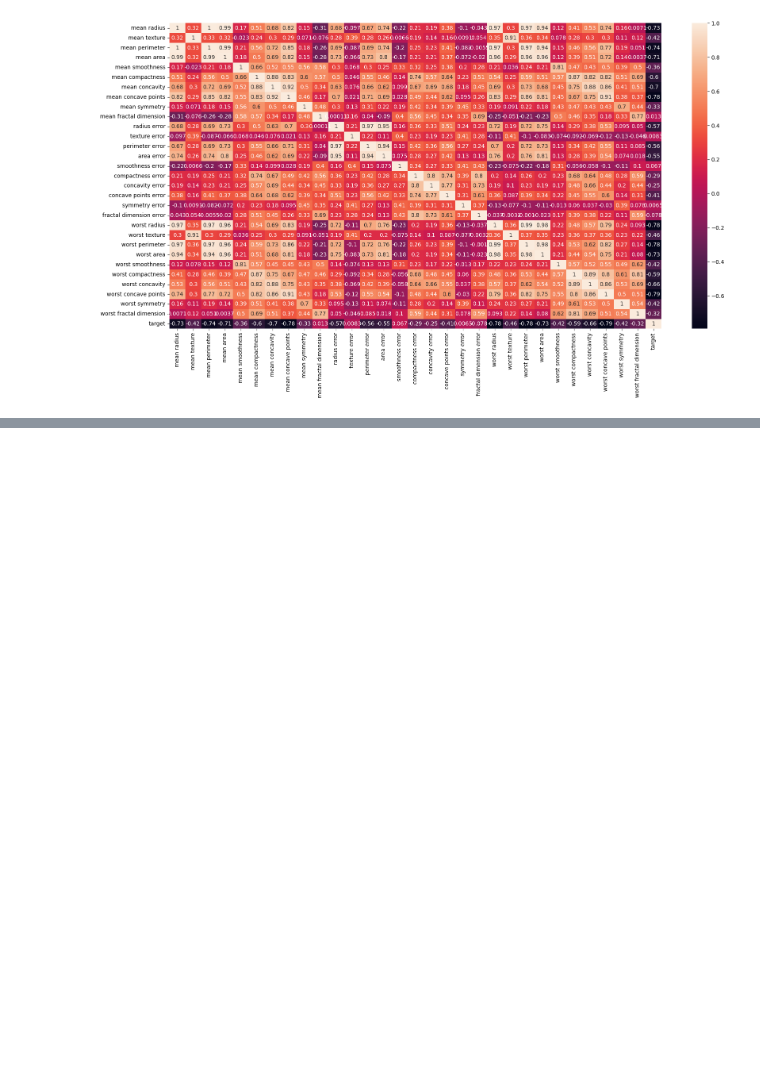
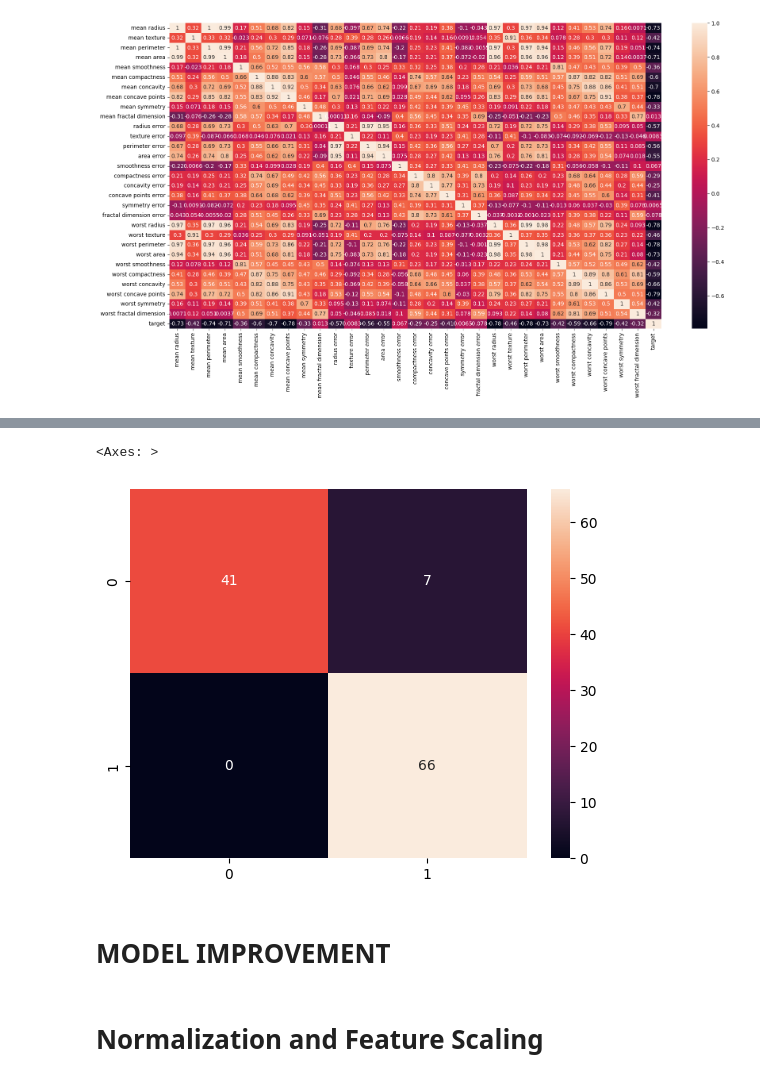
Before and after one commit to UtsavAch/ML, a Jupyter notebook: 1-BreastCancerClassification/breast-cancer.ipynb, the cells around one changed output, grey strips where cells are left out. Cells and saved outputs as stored; diff of their text form; code cells hidden in the pictures; blank space fills up the shorter version.

Commit message:
Feat: Trained and improved the model, added readme

```diff
--- a/1-BreastCancerClassification/breast-cancer.ipynb
+++ b/1-BreastCancerClassification/breast-cancer.ipynb
@@ -132,0 +175,4 @@ sns.heatmap(df_cancer.corr(), annot=True)
+# %%
+svc_model = SVC()
+# %%
+svc_model.fit(X_train, y_train)
@@ -132,0 +183,2 @@ sns.heatmap(df_cancer.corr(), annot=True)
+# %%
+y_predict = svc_model.predict(X_test)
@@ -132,0 +195,11 @@ sns.heatmap(df_cancer.corr(), annot=True)
+# %%
+cm = confusion_matrix(y_test, y_predict)
+# %%
+sns.heatmap(cm, annot=True)
+# %% [output]
+<Axes: >
+[figure, added]
+# %% [markdown]
+<h1>MODEL IMPROVEMENT</h1>
+# %% [markdown]
+<h1>Normalization and Feature Scaling</h1>
```
Also changed, not shown: parts of 27 cells of this notebook, 1 other file.
